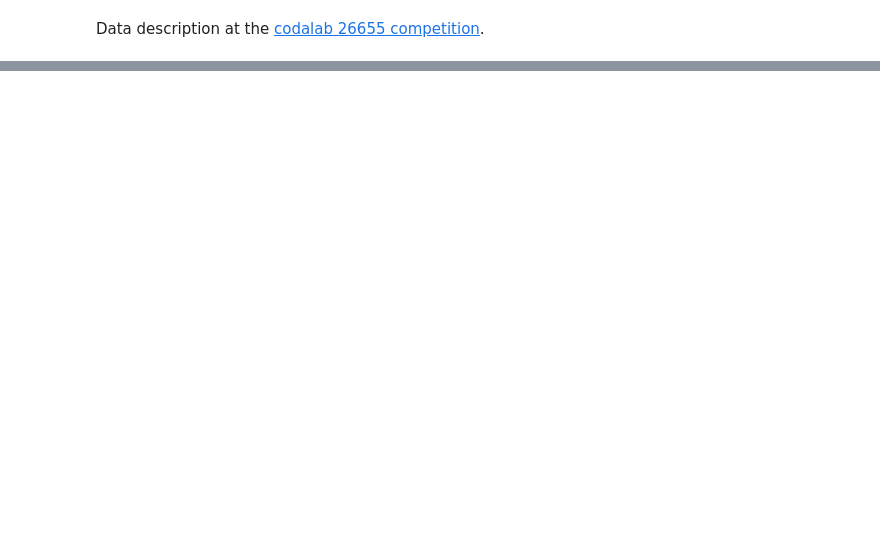
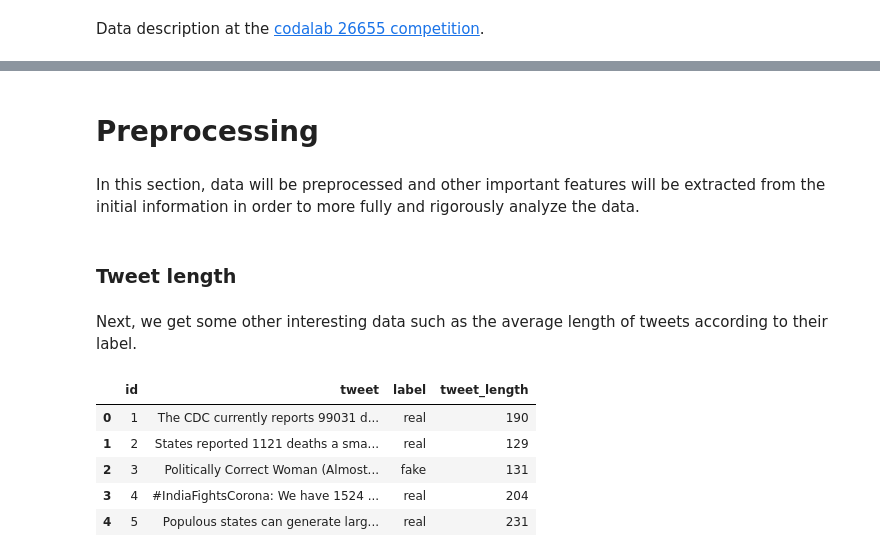
Before and after one commit to RedBed24/ml_2425, a Jupyter notebook: task3/task3.ipynb, the cells around one changed output, grey strips where cells are left out. Cells and saved outputs as stored; diff of their text form; code cells hidden in the pictures; blank space fills up the shorter version.

```diff
--- a/task3/task3.ipynb
+++ b/task3/task3.ipynb
@@ -73,0 +106,18 @@ dataframe['tokens'] = dataframe['tokens'].apply(lambda tokens: [lemmatizer.lemma
+# %% [markdown]
+# Preprocessing
+# %% [markdown]
+In this section, data will be preprocessed and other important features will be extracted from the initial information in order to more fully and rigorously analyze the data.
+# %% [markdown]
+### Tweet length
+# %% [markdown]
+Next, we get some other interesting data such as the average length of tweets according to their label.
+# %%
+data['tweet_length'] = data['tweet'].apply(len)
+data.head()
+# %% [output]
+|  | id | tweet | label | tweet_length |
+| 0 | 1 | The CDC currently reports 99031 d... | real | 190 |
+| 1 | 2 | States reported 1121 deaths a sma... | real | 129 |
+| 2 | 3 | Politically Correct Woman (Almost... | fake | 131 |
+| 3 | 4 | #IndiaFightsCorona: We have 1524 ... | real | 204 |
+| 4 | 5 | Populous states can generate larg... | real | 231 |
```
Also changed, not shown: parts of 70 cells of this notebook.
